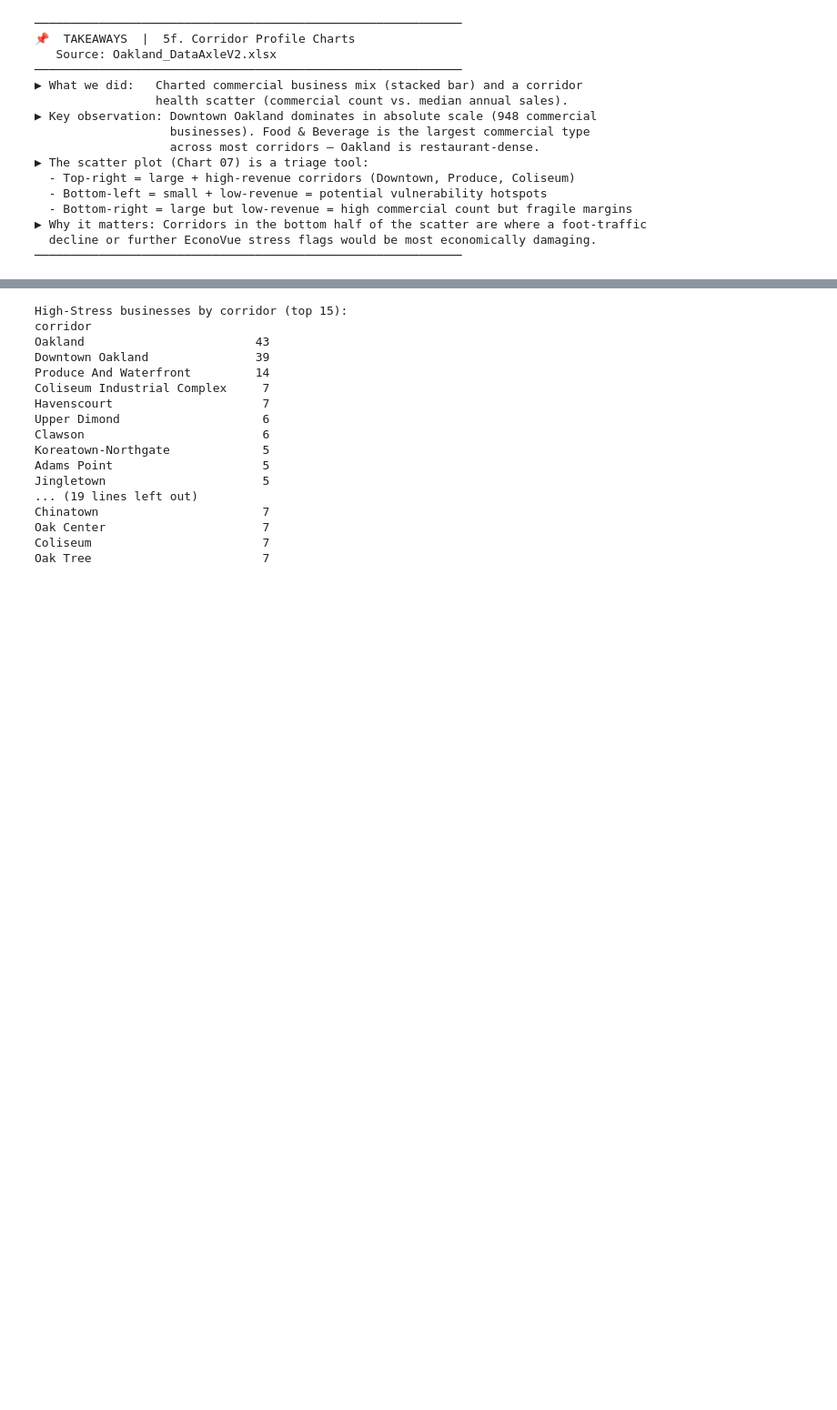
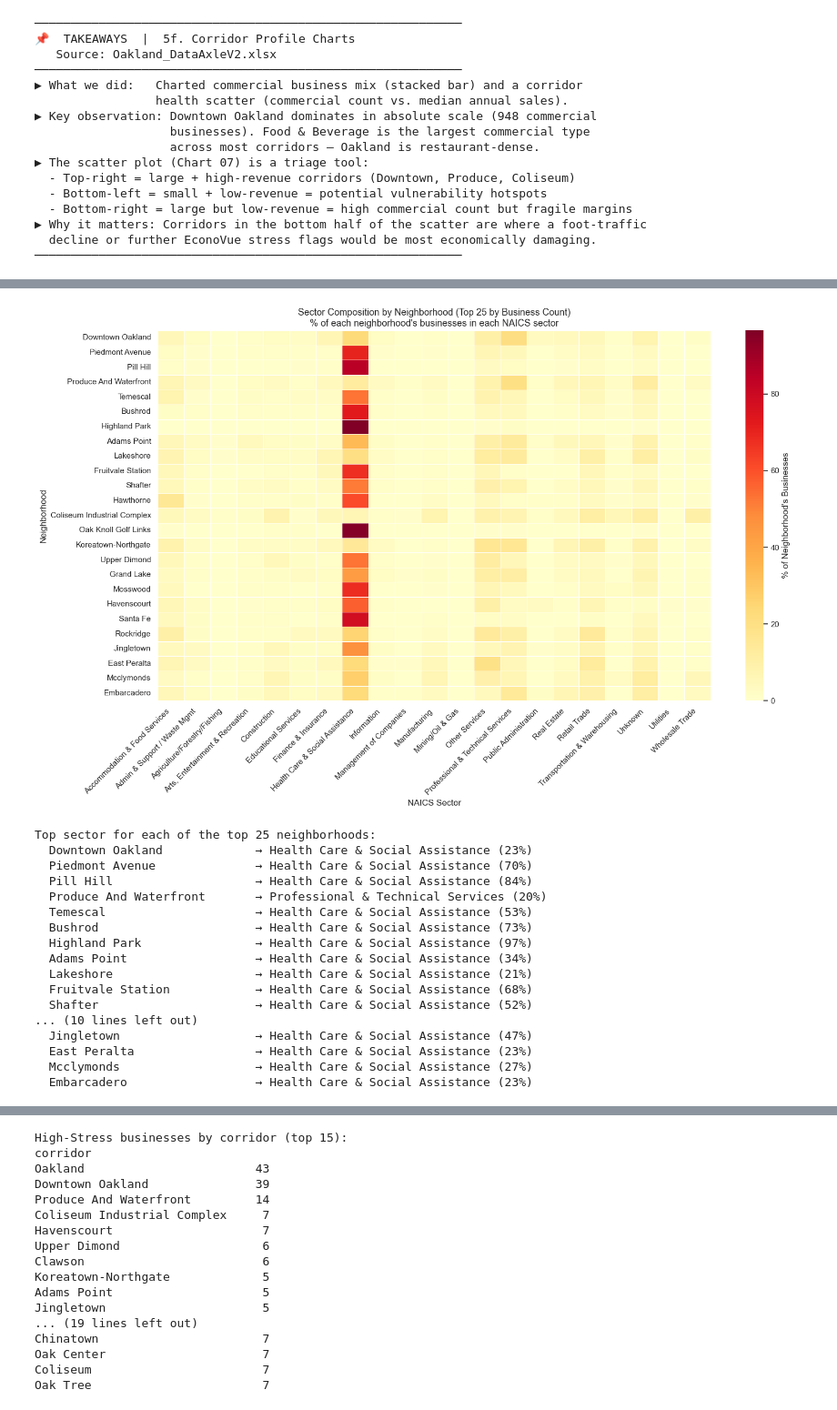
Before and after one commit to schoolofcities/eddit-east-bay, a Jupyter notebook: analysis/prelim/explore_business_data.ipynb, the cells around one changed output, grey strips where cells are left out. Shown at 91% size. Drawn from its saved outputs; the diff is of its cells as text; code cells hidden in the pictures; blank space fills up the shorter version.

Commit message:
Add analysis of neighbourhood sector concentration

```diff
--- a/analysis/prelim/explore_business_data.ipynb
+++ b/analysis/prelim/explore_business_data.ipynb
@@ -1671,0 +1686,54 @@ print("─" * 60)
+# %%
+# ── 6a. Sector composition by neighborhood (top 25 by business count) ───────
+nbr_totals  = da_oak["Neighborhood"].value_counts()
+top25_nbr   = nbr_totals.head(25).index.tolist()
+
+sector_nbr_ct = (
+    da_oak[da_oak["Neighborhood"].isin(top25_nbr)]
+    .groupby(["Neighborhood", "sector"])
+    .size()
+    .unstack(fill_value=0)
+    .loc[top25_nbr]              # keep neighborhoods in size-descending order
+)
+sector_nbr_pct = sector_nbr_ct.div(sector_nbr_ct.sum(axis=1), axis=0) * 100
+
+fig, ax = plt.subplots(figsize=(16, 10))
+sns.heatmap(
+    sector_nbr_pct, cmap="YlOrRd", linewidths=0.4,
+    cbar_kws={"label": "% of Neighborhood's Businesses"}, ax=ax,
+)
+ax.set_title(
+    "Sector Composition by Neighborhood (Top 25 by Business Count)\n"
+    "% of each neighborhood's businesses in each NAICS sector",
+    fontsize=13,
+)
+ax.set_xlabel("NAICS Sector")
+ax.set_ylabel("Neighborhood")
+plt.xticks(rotation=45, ha="right")
+plt.tight_layout()
+plt.savefig(f"{SUMMARY_DIR}/13_sector_by_neighborhood_heatmap.png", dpi=130, bbox_inches="tight")
+plt.show()
+
+top_sector_per_nbr = sector_nbr_pct.idxmax(axis=1)
+print("Top sector for each of the top 25 neighborhoods:")
+for nbr, sec in top_sector_per_nbr.items():
+    print(f"  {nbr:<28s} → {sec} ({sector_nbr_pct.loc[nbr, sec]:.0f}%)")
+# %% [output]
+[figure, added]
+Top sector for each of the top 25 neighborhoods:
+  Downtown Oakland             → Health Care & Social Assistance (23%)
+  Piedmont Avenue              → Health Care & Social Assistance (70%)
+  Pill Hill                    → Health Care & Social Assistance (84%)
+  Produce And Waterfront       → Professional & Technical Services (20%)
+  Temescal                     → Health Care & Social Assistance (53%)
+  Bushrod                      → Health Care & Social Assistance (73%)
+  Highland Park                → Health Care & Social Assistance (97%)
+  Adams Point                  → Health Care & Social Assistance (34%)
+  Lakeshore                    → Health Care & Social Assistance (21%)
+  Fruitvale Station            → Health Care & Social Assistance (68%)
+  Shafter                      → Health Care & Social Assistance (52%)
+... (10 lines left out)
+  Jingletown                   → Health Care & Social Assistance (47%)
+  East Peralta                 → Health Care & Social Assistance (23%)
+  Mcclymonds                   → Health Care & Social Assistance (27%)
+  Embarcadero                  → Health Care & Social Assistance (23%)
```
Also changed, not shown: parts of 20 cells of this notebook, 1 other file.
